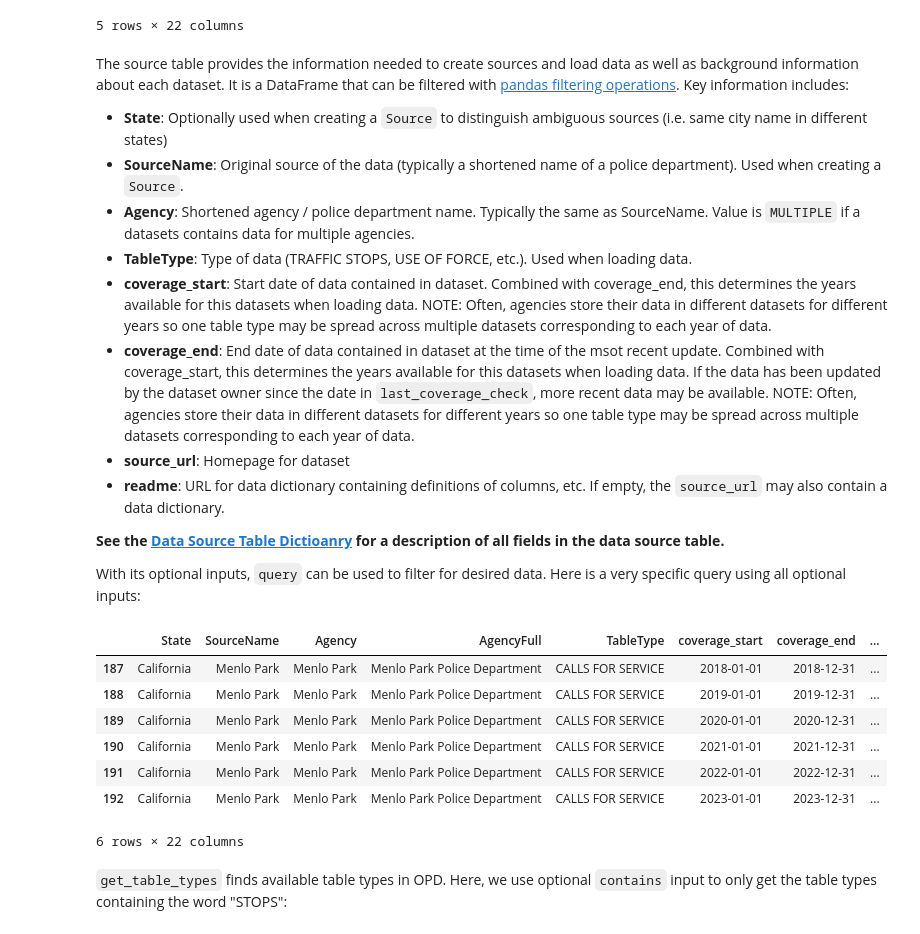
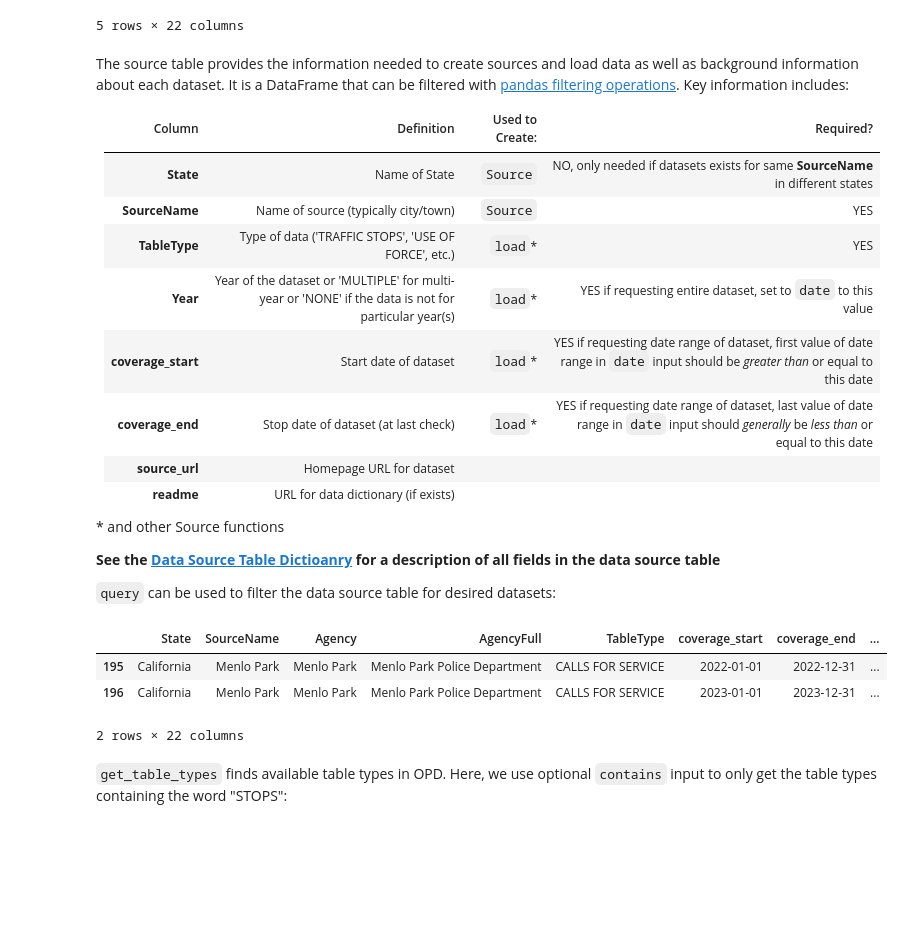
Before and after one commit to openpolicedata/openpolicedata, a Jupyter notebook: docs/source/getting_started/index.ipynb, the cells around one changed output. Cells and saved outputs as stored; diff of their text form; code cells hidden in the pictures; blank space fills up the shorter version.

Commit message:
Update docs for clearer data specification and date filtering. Closes #338. Closes # 355.

```diff
--- a/docs/source/getting_started/index.ipynb
+++ b/docs/source/getting_started/index.ipynb
@@ -64,30 +64,30 @@ all_datasets.head()
 # %% [markdown]
 The source table provides the information needed to create sources and load data as well as background information about each dataset. It is a DataFrame that can be filtered with [pandas filtering operations](https://pandas.pydata.org/docs/getting_started/intro_tutorials/03_subset_data.html#min-tut-03-subset). Key information includes:
 
- * **State**: Optionally used when creating a `Source` to distinguish ambiguous sources (i.e. same city name in different states)
- * **SourceName**: Original source of the data (typically a shortened name of a police department). Used when creating a `Source`.
- * **Agency**: Shortened agency / police department name. Typically the same as SourceName. Value is `MULTIPLE` if a datasets contains data for multiple agencies.
- * **TableType**: Type of data (TRAFFIC STOPS, USE OF FORCE, etc.). Used when loading data.
- * **coverage_start**: Start date of data contained in dataset. Combined with coverage_end, this determines the years available for this datasets when loading data. NOTE: Often, agencies store their data in different datasets for different years so one table type may be spread across multiple datasets corresponding to each year of data.
-  * **coverage_end**: End date of data contained in dataset at the time of the msot recent update. Combined with coverage_start, this determines the years available for this datasets when loading data. If the data has been updated by the dataset owner since the date in `last_coverage_check`, more recent data may be available. NOTE: Often, agencies store their data in different datasets for different years so one table type may be spread across multiple datasets corresponding to each year of data.
-  * **source_url**: Homepage for dataset
-  * **readme**: URL for data dictionary containing definitions of columns, etc. If empty, the `source_url` may also contain a data dictionary.
+| Column | Definition | Used to Create: | Required? |
+| ------- | ------- | ------- | ------- |
+| **State** | Name of State | `Source` | NO, only needed if datasets exists for same **SourceName** in different states |
+| **SourceName** | Name of source (typically city/town) | `Source` | YES |
+| **TableType** | Type of data ('TRAFFIC STOPS', 'USE OF FORCE', etc.) | `load`* | YES |
+| **Year** | Year of the dataset or 'MULTIPLE' for multi-year or 'NONE' if the data is not for particular year(s) | `load`* | YES if requesting entire dataset, set to `date` to this value |
+| **coverage_start** | Start date of dataset | `load`* | YES if requesting date range of dataset, first value of date range in `date` input should be *greater than* or equal to this date |
+| **coverage_end** | Stop date of dataset (at last check) | `load`* | YES if requesting date range of dataset, last value of date range in `date` input should *generally* be *less than* or equal to this date |
+| **source_url** | Homepage URL for dataset |  |  |
+| **readme** | URL for data dictionary (if exists) |  |  |
 
-**See the [Data Source Table Dictioanry](../datasets/source_table_dictionary.ipynb) for a description of all fields in the data source table.**
+\* and other Source functions
 
-With its optional inputs, `query` can be used to filter for desired data. Here is a very specific query using all optional inputs:
+**See the [Data Source Table Dictioanry](../datasets/source_table_dictionary.ipynb) for a description of all fields in the data source table**
+
+`query` can be used to filter the data source table for desired datasets:
 # %%
 ds = opd.datasets.query(source_name="Menlo Park", state="California", agency="Menlo Park", table_type="CALLS FOR SERVICE")
-ds
+ds.tail(2)
 # %% [output]
 |  | State | SourceName | Agency | AgencyFull | TableType | coverage_start | coverage_end | ... |
-| 187 | California | Menlo Park | Menlo Park | Menlo Park Police Department | CALLS FOR SERVICE | 2018-01-01 | 2018-12-31 | ... |
-| 188 | California | Menlo Park | Menlo Park | Menlo Park Police Department | CALLS FOR SERVICE | 2019-01-01 | 2019-12-31 | ... |
-| 189 | California | Menlo Park | Menlo Park | Menlo Park Police Department | CALLS FOR SERVICE | 2020-01-01 | 2020-12-31 | ... |
-| 190 | California | Menlo Park | Menlo Park | Menlo Park Police Department | CALLS FOR SERVICE | 2021-01-01 | 2021-12-31 | ... |
-| 191 | California | Menlo Park | Menlo Park | Menlo Park Police Department | CALLS FOR SERVICE | 2022-01-01 | 2022-12-31 | ... |
-| 192 | California | Menlo Park | Menlo Park | Menlo Park Police Department | CALLS FOR SERVICE | 2023-01-01 | 2023-12-31 | ... |
+| 195 | California | Menlo Park | Menlo Park | Menlo Park Police Department | CALLS FOR SERVICE | 2022-01-01 | 2022-12-31 | ... |
+| 196 | California | Menlo Park | Menlo Park | Menlo Park Police Department | CALLS FOR SERVICE | 2023-01-01 | 2023-12-31 | ... |
-6 rows × 22 columns
+2 rows × 22 columns
 # %% [markdown]
 `get_table_types` finds available table types in OPD. Here, we use optional `contains` input to only get the table types containing the word "STOPS":
 # %%
```
Also changed, not shown: parts of 5 cells of this notebook, 4 other files.
